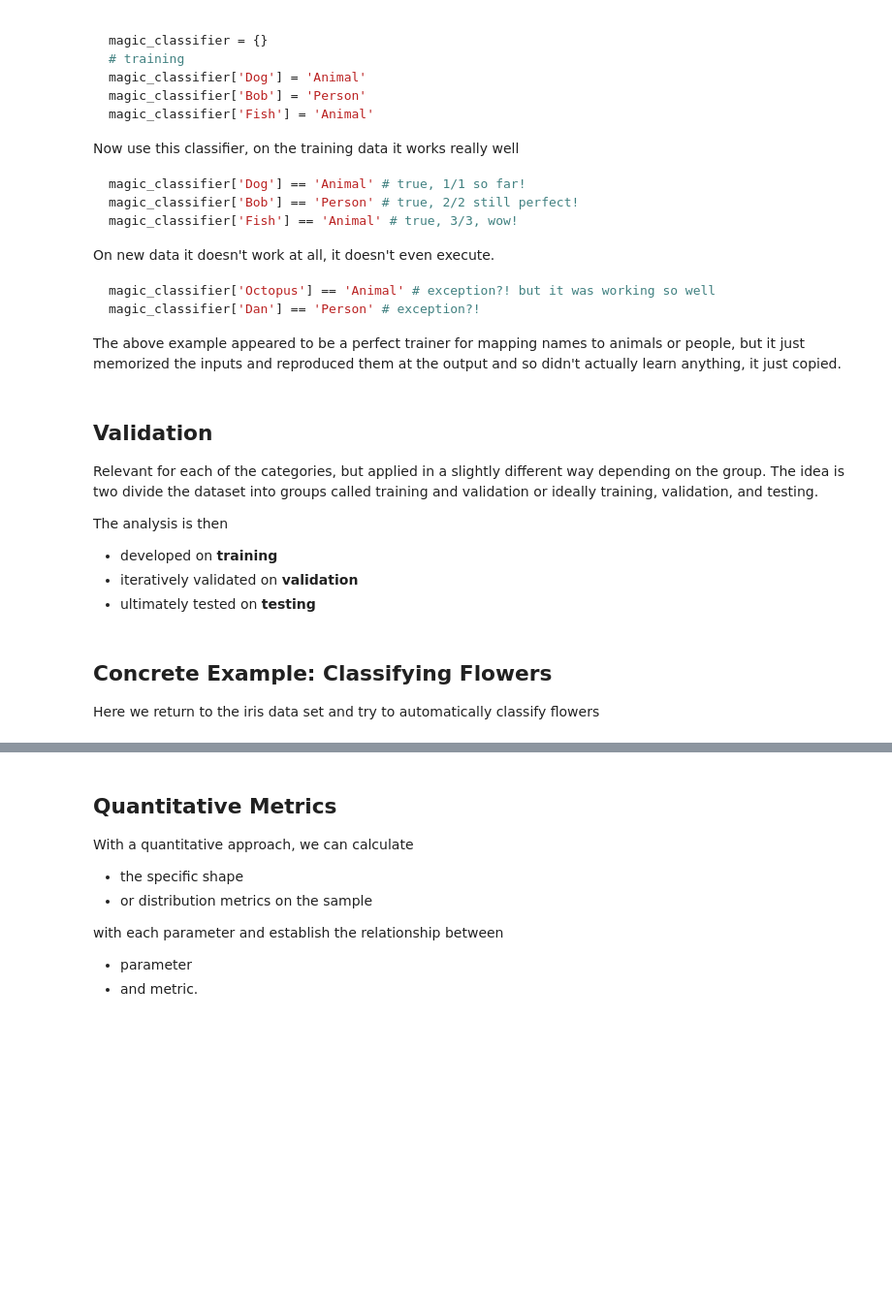
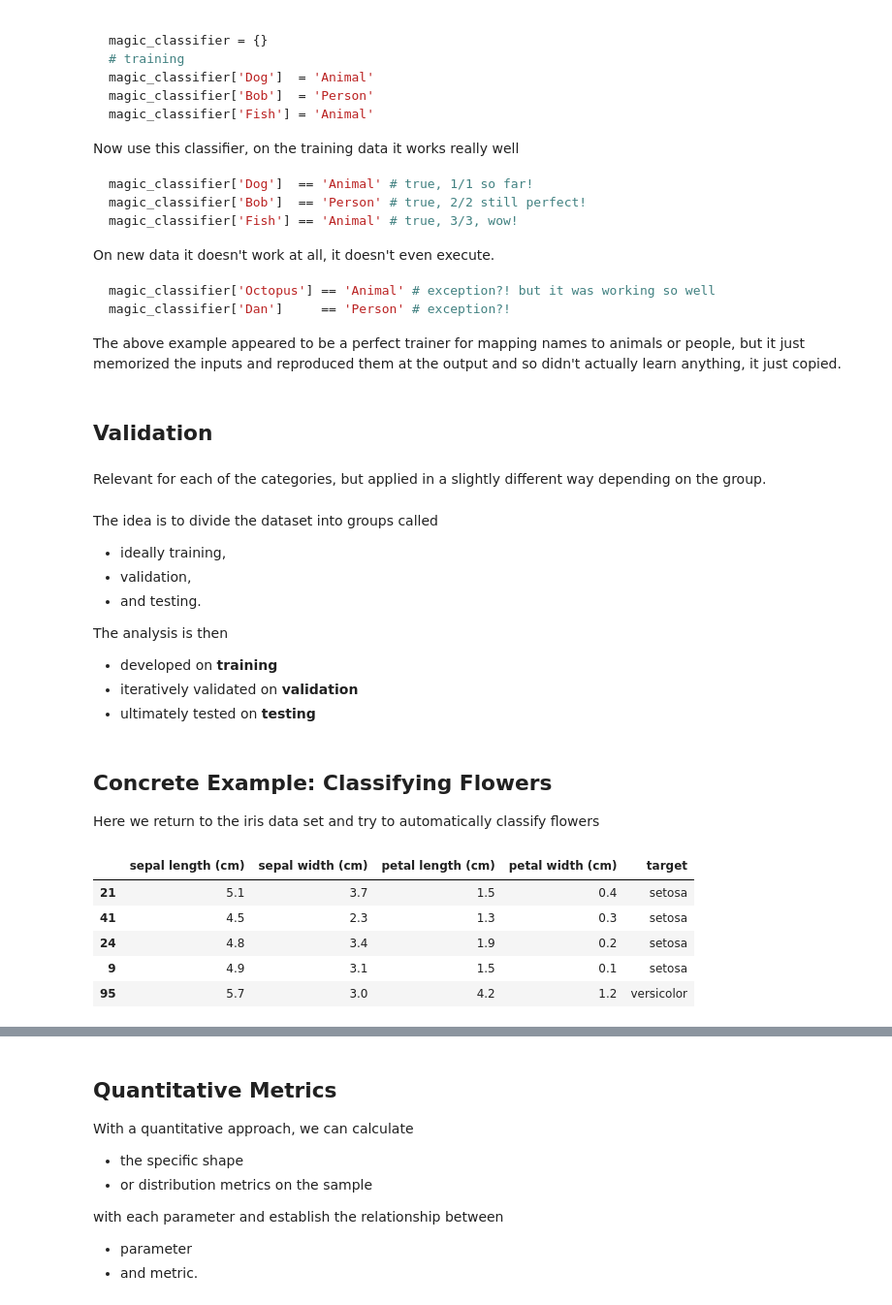
Before and after one commit to ImagingLectures/Quantitative-Big-Imaging-2021, a Jupyter notebook: Lectures/Lecture-08/08-Statistics.ipynb, the cells around one changed output, grey strips where cells are left out. Shown at 97% size. Drawn from its saved outputs; the diff is of its cells as text; code cells hidden in the pictures; blank space fills up the shorter version.

````diff
--- a/Lectures/Lecture-08/08-Statistics.ipynb
+++ b/Lectures/Lecture-08/08-Statistics.ipynb
@@ -726,11 +769,15 @@ magic_classifier['Dan'] == 'Person' # exception?!
 ```
 
 The above example appeared to be a perfect trainer for mapping names to animals or people, but it just memorized the inputs and reproduced them at the output and so didn't actually learn anything, it just copied.
+# %% [markdown]
+## Validation
+# %% [markdown]
+Relevant for each of the categories, but applied in a slightly different way depending on the group.
 # %% [markdown]
-## Validation
-
-
-Relevant for each of the categories, but applied in a slightly different way depending on the group. The idea is two divide the dataset into groups called training and validation or ideally training, validation, and testing.
+The idea is to divide the dataset into groups called
+- ideally training,
+- validation,
+- and testing.
 
 The analysis is then
 
@@ -743,14 +790,17 @@ The analysis is then
 
 Here we return to the iris data set and try to automatically classify flowers
 # %%
-from sklearn.datasets import load_iris
-import pandas as pd
-import seaborn as sns
-import matplotlib.pyplot as plt
 data = load_iris()
 iris_df = pd.DataFrame(data['data'], columns=data['feature_names'])
 iris_df['target'] = data['target_names'][data['target']]
-iris_df.sample(3)
+iris_df.sample(5)
+# %% [output]
+|  | sepal length (cm) | sepal width (cm) | petal length (cm) | petal width (cm) | target |
+| 21 | 5.1 | 3.7 | 1.5 | 0.4 | setosa |
+| 41 | 4.5 | 2.3 | 1.3 | 0.3 | setosa |
+| 24 | 4.8 | 3.4 | 1.9 | 0.2 | setosa |
+| 9 | 4.9 | 3.1 | 1.5 | 0.1 | setosa |
+| 95 | 5.7 | 3.0 | 4.2 | 1.2 | versicolor |
 # %% [markdown]
 # Qualitative vs Quantitative
 
````
Also changed, not shown: parts of 108 cells of this notebook, 28 other files.
